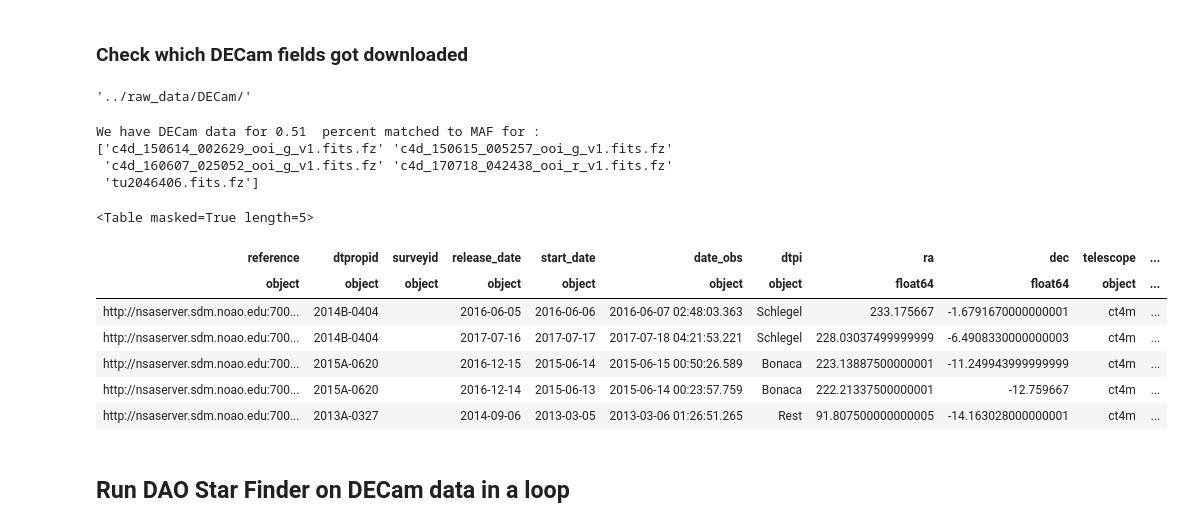
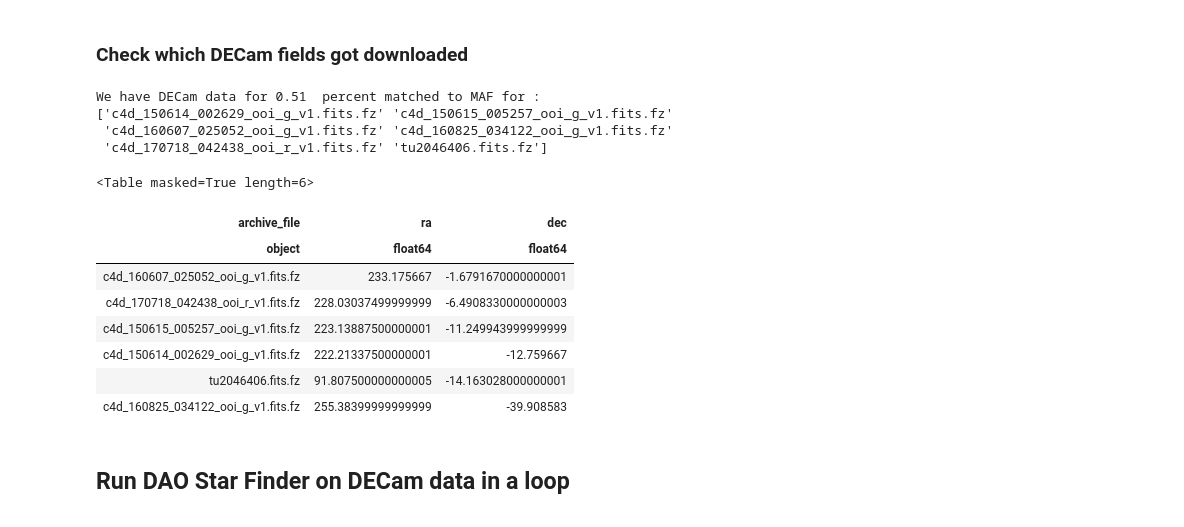
Before and after one commit to suberlak/crowded_fields, a Jupyter notebook: code/source_count_DAOStarFinder.ipynb, the cells around one changed output. Saved outputs shown, nothing was run; the diff lists cells and outputs as text; code cells hidden in the pictures.

```diff
--- a/code/source_count_DAOStarFinder.ipynb
+++ b/code/source_count_DAOStarFinder.ipynb
@@ -89,10 +41,10 @@ print(completed)
 # %% [markdown]
 ### Check which DECam fields got downloaded
-# %%
-outDir
-# %% [output]
-'../raw_data/DECam/'
 # %%
+# Read in the DECam - MAF matched data within 30 arcmin for top 1% density...
+# This is  a VOTable to keep all string types straight ...
+outDir = '../raw_data/DECam/'
+
 # select the density regime ...
 percent = 0.51  # or 0.06  0.21   0.51
 fname = 'table_decam_maf_matched_'+str(percent)+'_density_percent.vo.xml'
@@ -106,5 +58,5 @@ print(np.array(os.listdir(outDir))[mask])
 # %% [output]
 We have DECam data for 0.51  percent matched to MAF for :
 ['c4d_150614_002629_ooi_g_v1.fits.fz' 'c4d_150615_005257_ooi_g_v1.fits.fz'
- 'c4d_160607_025052_ooi_g_v1.fits.fz' 'c4d_170718_042438_ooi_r_v1.fits.fz'
- 'tu2046406.fits.fz']
+ 'c4d_160607_025052_ooi_g_v1.fits.fz' 'c4d_160825_034122_ooi_g_v1.fits.fz'
+ 'c4d_170718_042438_ooi_r_v1.fits.fz' 'tu2046406.fits.fz']
@@ -113,15 +63,16 @@ We have DECam data for 0.51  percent matched to MAF for :
 # %%
 # store this section of the DECam - MAF table,
 # to make it easier to record the
 # DAO Star Finder properties per star
 sampled_objects = decam_maf[np.in1d(archive_files, os.listdir(outDir))]
-sampled_objects
+sampled_objects[['archive_file','ra','dec']]
 # %% [output]
-<Table masked=True length=5>
+<Table masked=True length=6>
-| reference | dtpropid | surveyid | release_date | start_date | date_obs | dtpi | ra | dec | telescope | ... |
-| object | object | object | object | object | object | object | float64 | float64 | object | ... |
-| http://nsaserver.sdm.noao.edu:700... | 2014B-0404 |  | 2016-06-05 | 2016-06-06 | 2016-06-07 02:48:03.363 | Schlegel | 233.175667 | -1.6791670000000001 | ct4m | ... |
-| http://nsaserver.sdm.noao.edu:700... | 2014B-0404 |  | 2017-07-16 | 2017-07-17 | 2017-07-18 04:21:53.221 | Schlegel | 228.03037499999999 | -6.4908330000000003 | ct4m | ... |
-| http://nsaserver.sdm.noao.edu:700... | 2015A-0620 |  | 2016-12-15 | 2015-06-14 | 2015-06-15 00:50:26.589 | Bonaca | 223.13887500000001 | -11.249943999999999 | ct4m | ... |
-| http://nsaserver.sdm.noao.edu:700... | 2015A-0620 |  | 2016-12-14 | 2015-06-13 | 2015-06-14 00:23:57.759 | Bonaca | 222.21337500000001 | -12.759667 | ct4m | ... |
-| http://nsaserver.sdm.noao.edu:700... | 2013A-0327 |  | 2014-09-06 | 2013-03-05 | 2013-03-06 01:26:51.265 | Rest | 91.807500000000005 | -14.163028000000001 | ct4m | ... |
+| archive_file | ra | dec |
+| object | float64 | float64 |
+| c4d_160607_025052_ooi_g_v1.fits.fz | 233.175667 | -1.6791670000000001 |
+| c4d_170718_042438_ooi_r_v1.fits.fz | 228.03037499999999 | -6.4908330000000003 |
+| c4d_150615_005257_ooi_g_v1.fits.fz | 223.13887500000001 | -11.249943999999999 |
+| c4d_150614_002629_ooi_g_v1.fits.fz | 222.21337500000001 | -12.759667 |
+| tu2046406.fits.fz | 91.807500000000005 | -14.163028000000001 |
+| c4d_160825_034122_ooi_g_v1.fits.fz | 255.38399999999999 | -39.908583 |
```
Also changed, not shown: parts of 17 cells of this notebook, 7 other files.
